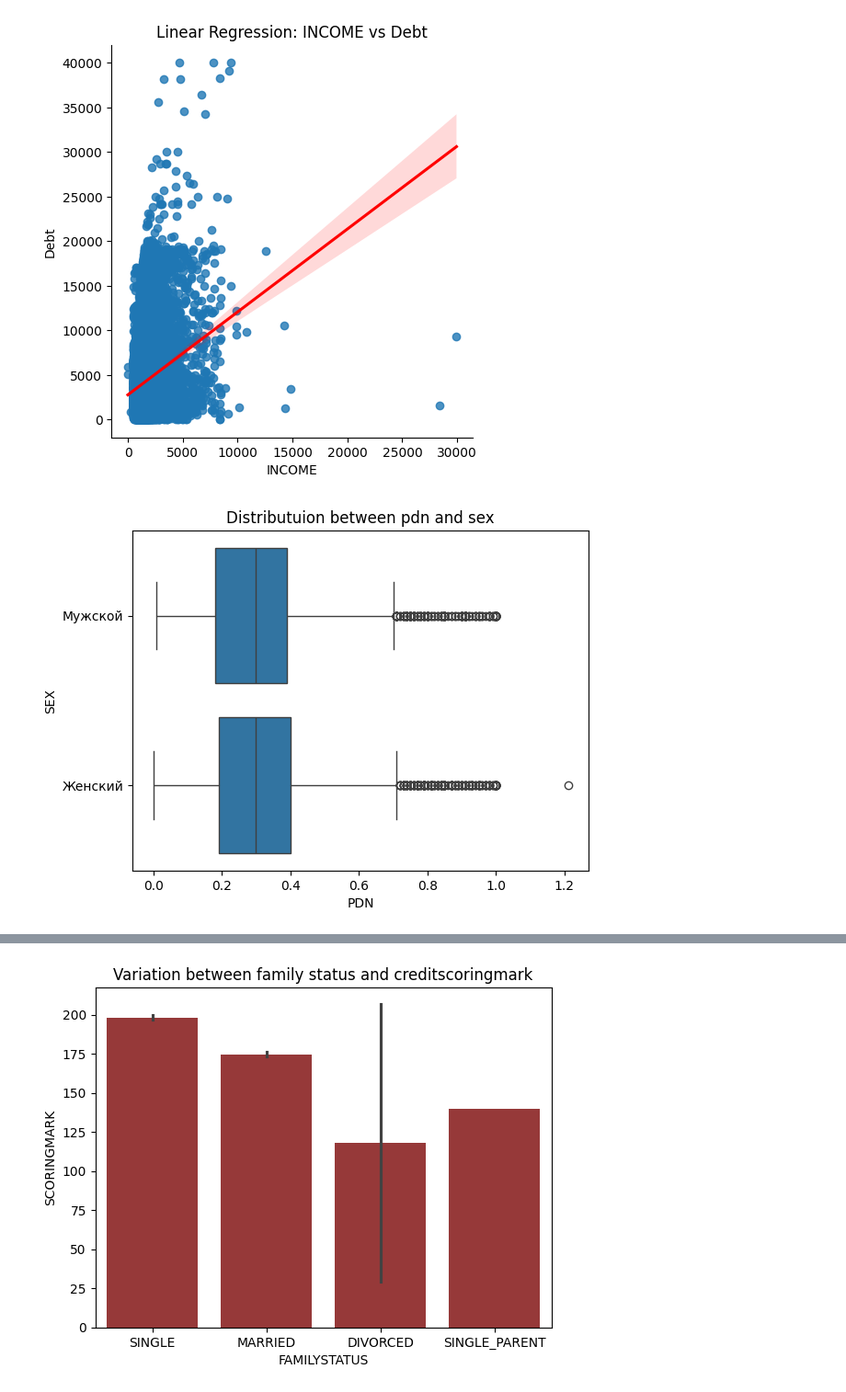
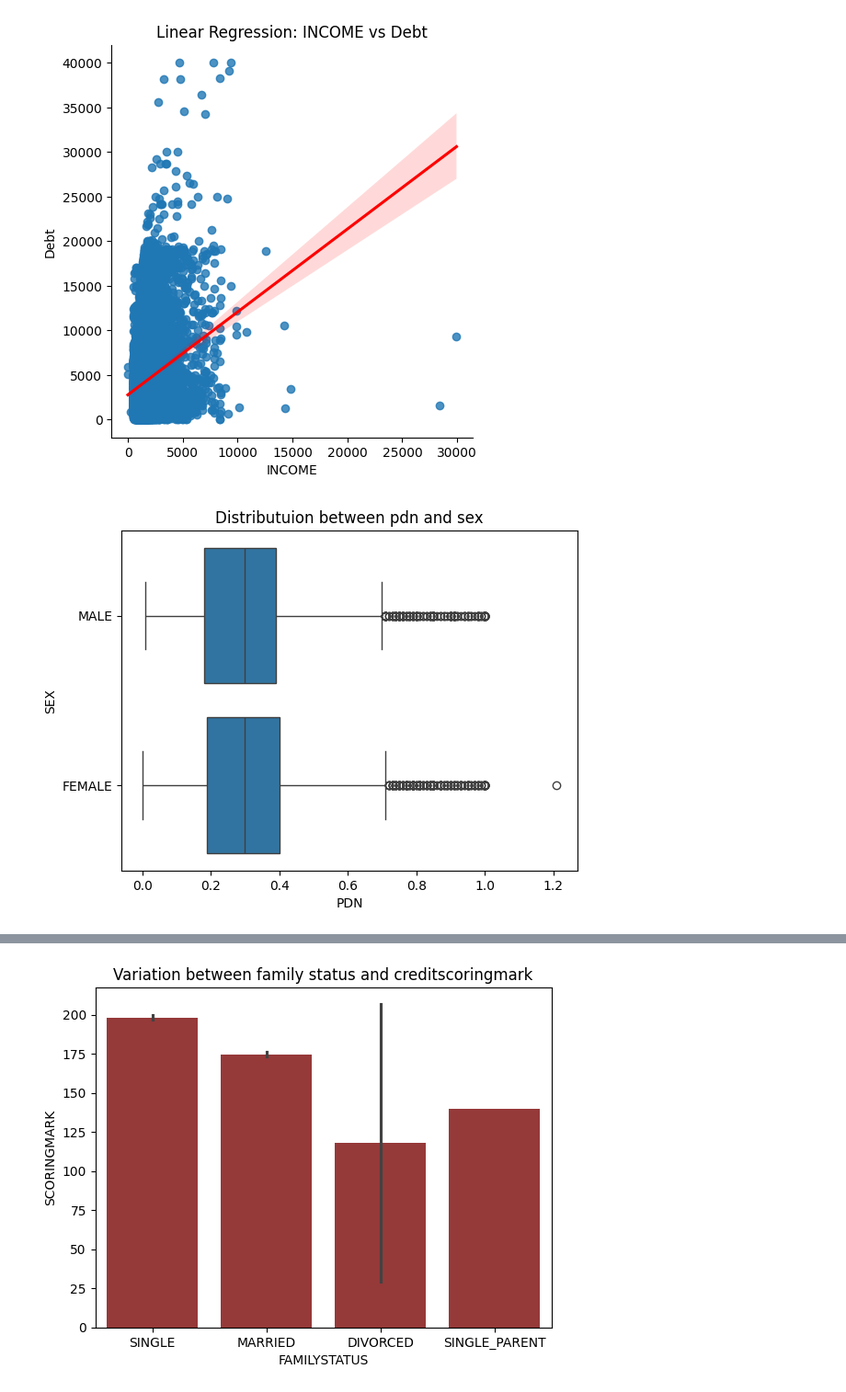
Before and after one commit to UgoChikezie2/ugo-final-project, a Jupyter notebook: notebooks/Ugo_Chikezie_Final-Project.ipynb, the cells around one changed output, grey strips where cells are left out. Shown at 92% size. Saved outputs shown, nothing was run; the diff lists cells and outputs as text; code cells hidden in the pictures.

```diff
--- a/notebooks/Ugo_Chikezie_Final-Project.ipynb
+++ b/notebooks/Ugo_Chikezie_Final-Project.ipynb
@@ -246,12 +246,12 @@ plt.show()
 # %%
 import seaborn as sns
 import matplotlib.pyplot as plt
 
-sns.boxplot(x='PDN', y='SEX', data=df)
+sns.boxplot(x='PDN', y='SEX', data=df2)
 plt.title('Distributuion between pdn and sex')
 plt.show()
 # %% [output]
-[figure, old version]
+[figure, new version]
 # %%
 import seaborn as sns
 import matplotlib.pyplot as plt
```
Also changed, not shown: parts of 3 cells of this notebook.
